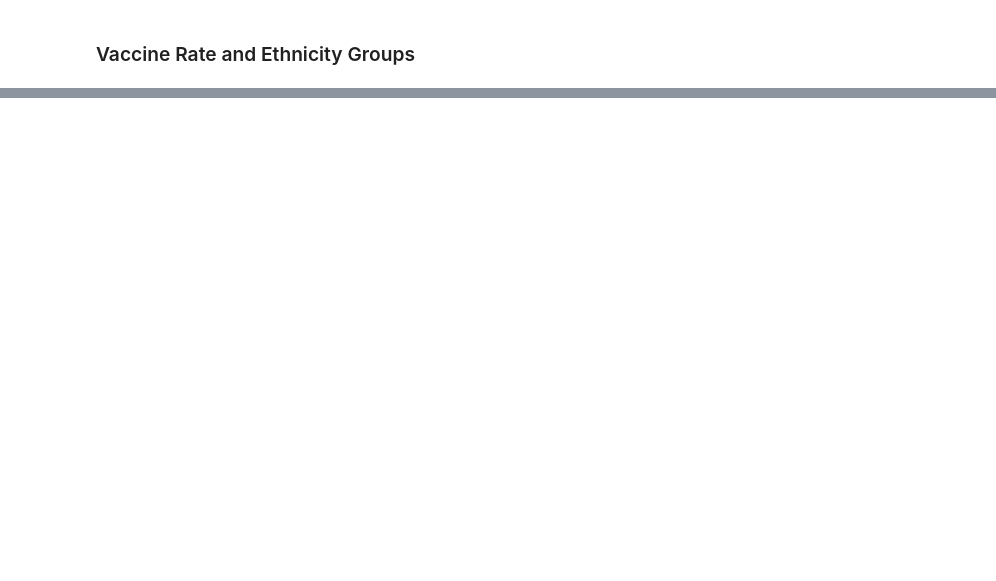
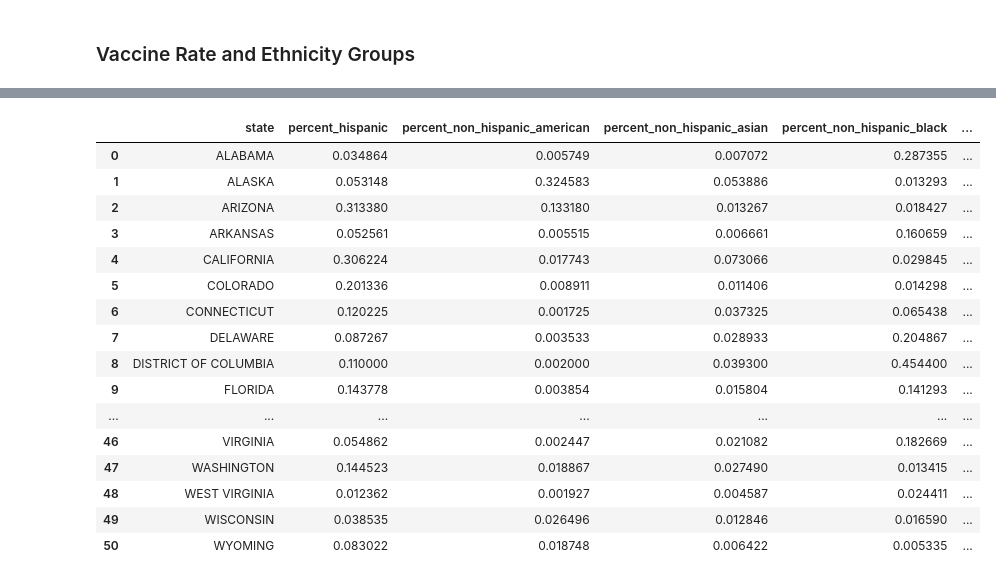
Before and after one commit to gspiga/STAT141Bfinal, a Jupyter notebook: notebooks/cdc-vaccinationrate-ethnicity .ipynb, the cells around one changed output, grey strips where cells are left out. Saved outputs shown, nothing was run; the diff lists cells and outputs as text; code cells hidden in the pictures; blank space fills up the shorter version.

```diff
--- a/notebooks/cdc-vaccinationrate-ethnicity .ipynb
+++ b/notebooks/cdc-vaccinationrate-ethnicity .ipynb
@@ -44,0 +80,24 @@ ave_df
+# %%
+# Here, I find the average vaccination rates of ethnicity groups grouped by the states
+state_ave = hesitancy_df.groupby(['state']).mean()
+state_ave = state_ave.reset_index()
+state_ave['Total'] = state_ave.sum(axis = 1)
+state_ave
+# %% [output]
+|  | state | percent_hispanic | percent_non_hispanic_american | percent_non_hispanic_asian | percent_non_hispanic_black | ... |
+| 0 | ALABAMA | 0.034864 | 0.005749 | 0.007072 | 0.287355 | ... |
+| 1 | ALASKA | 0.053148 | 0.324583 | 0.053886 | 0.013293 | ... |
+| 2 | ARIZONA | 0.313380 | 0.133180 | 0.013267 | 0.018427 | ... |
+| 3 | ARKANSAS | 0.052561 | 0.005515 | 0.006661 | 0.160659 | ... |
+| 4 | CALIFORNIA | 0.306224 | 0.017743 | 0.073066 | 0.029845 | ... |
+| 5 | COLORADO | 0.201336 | 0.008911 | 0.011406 | 0.014298 | ... |
+| 6 | CONNECTICUT | 0.120225 | 0.001725 | 0.037325 | 0.065438 | ... |
+| 7 | DELAWARE | 0.087267 | 0.003533 | 0.028933 | 0.204867 | ... |
+| 8 | DISTRICT OF COLUMBIA | 0.110000 | 0.002000 | 0.039300 | 0.454400 | ... |
+| 9 | FLORIDA | 0.143778 | 0.003854 | 0.015804 | 0.141293 | ... |
+| ... | ... | ... | ... | ... | ... | ... |
+| 46 | VIRGINIA | 0.054862 | 0.002447 | 0.021082 | 0.182669 | ... |
+| 47 | WASHINGTON | 0.144523 | 0.018867 | 0.027490 | 0.013415 | ... |
+| 48 | WEST VIRGINIA | 0.012362 | 0.001927 | 0.004587 | 0.024411 | ... |
+| 49 | WISCONSIN | 0.038535 | 0.026496 | 0.012846 | 0.016590 | ... |
+| 50 | WYOMING | 0.083022 | 0.018748 | 0.006422 | 0.005335 | ... |
```
Also changed, not shown: parts of 5 cells of this notebook.
